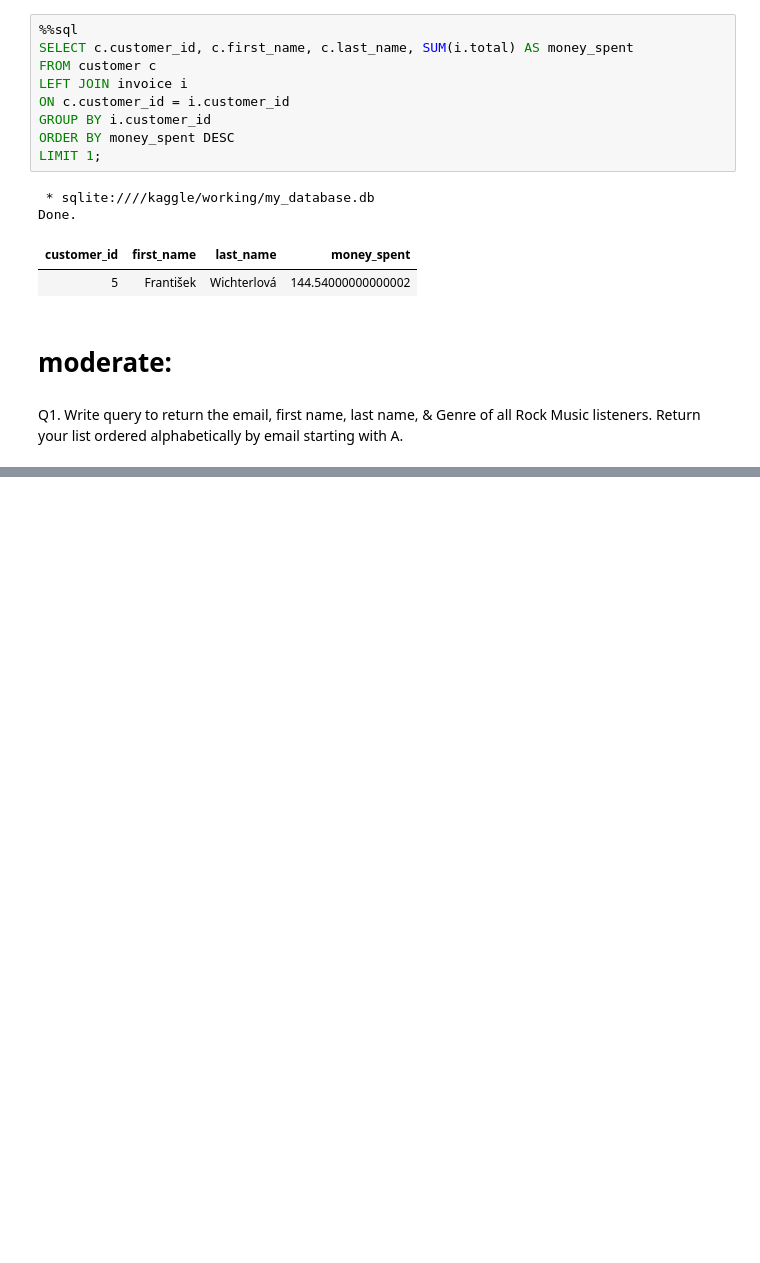
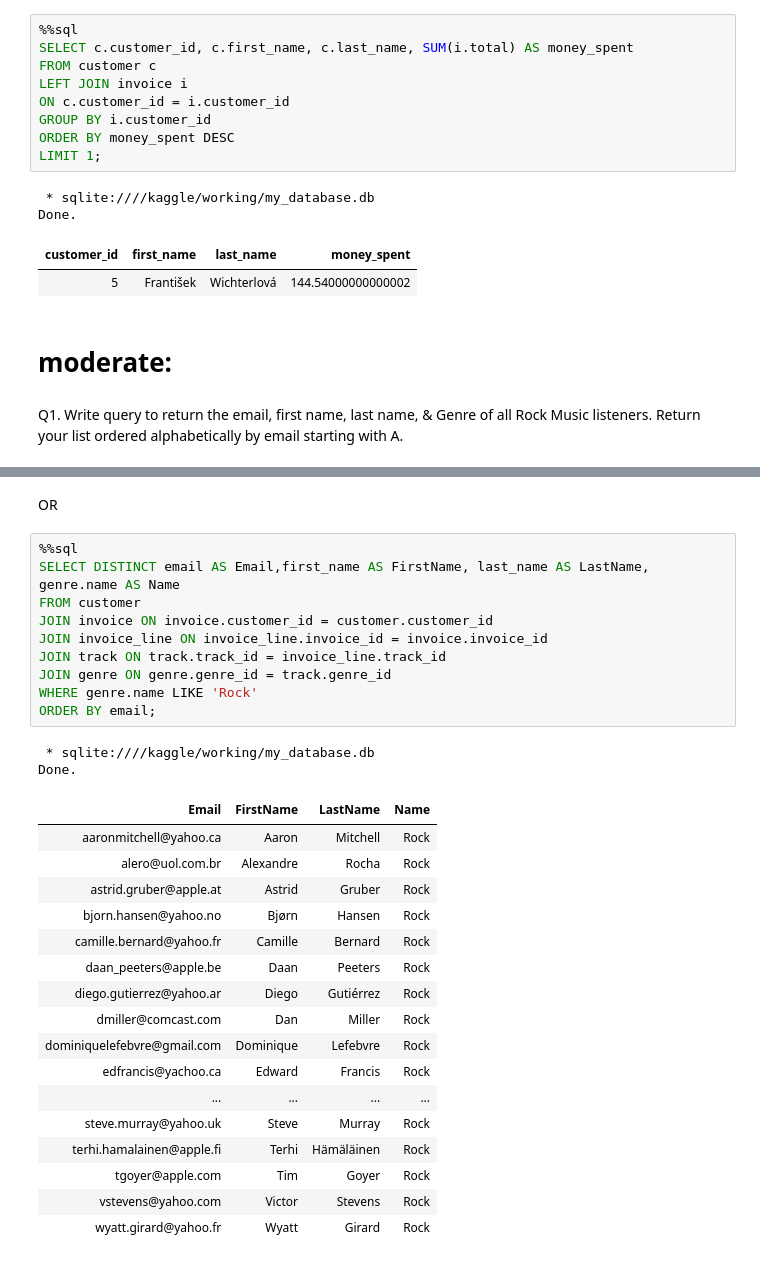
Before and after one commit to aravind8bkd/sql, a Jupyter notebook: Music Store Data Analysis/Music Store Data Analysis.ipynb, the cells around one changed output, grey strips where cells are left out. Cells and saved outputs as stored; diff of their text form; blank space fills up the shorter version.

Commit message:
Kaggle Notebook | Music Store Data Analysis | Version 3

```diff
--- a/Music Store Data Analysis/Music Store Data Analysis.ipynb
+++ b/Music Store Data Analysis/Music Store Data Analysis.ipynb
@@ -179,0 +212,32 @@ Done.
+# %% [markdown]
+OR
+# %%
+%%sql
+SELECT DISTINCT email AS Email,first_name AS FirstName, last_name AS LastName, genre.name AS Name
+FROM customer
+JOIN invoice ON invoice.customer_id = customer.customer_id
+JOIN invoice_line ON invoice_line.invoice_id = invoice.invoice_id
+JOIN track ON track.track_id = invoice_line.track_id
+JOIN genre ON genre.genre_id = track.genre_id
+WHERE genre.name LIKE 'Rock'
+ORDER BY email;
+# %% [output]
+ * sqlite:////kaggle/working/my_database.db
+Done.
+| Email | FirstName | LastName | Name |
+| aaronmitchell@yahoo.ca | Aaron | Mitchell | Rock |
+| alero@uol.com.br | Alexandre | Rocha | Rock |
+| astrid.gruber@apple.at | Astrid | Gruber | Rock |
+| bjorn.hansen@yahoo.no | Bjørn | Hansen | Rock |
+| camille.bernard@yahoo.fr | Camille | Bernard | Rock |
+| daan_peeters@apple.be | Daan | Peeters | Rock |
+| diego.gutierrez@yahoo.ar | Diego | Gutiérrez | Rock |
+| dmiller@comcast.com | Dan | Miller | Rock |
+| dominiquelefebvre@gmail.com | Dominique | Lefebvre | Rock |
+| edfrancis@yachoo.ca | Edward | Francis | Rock |
+| ... | ... | ... | ... |
+| steve.murray@yahoo.uk | Steve | Murray | Rock |
+| terhi.hamalainen@apple.fi | Terhi | Hämäläinen | Rock |
+| tgoyer@apple.com | Tim | Goyer | Rock |
+| vstevens@yahoo.com | Victor | Stevens | Rock |
+| wyatt.girard@yahoo.fr | Wyatt | Girard | Rock |
```
Also changed, not shown: parts of 7 cells of this notebook.
